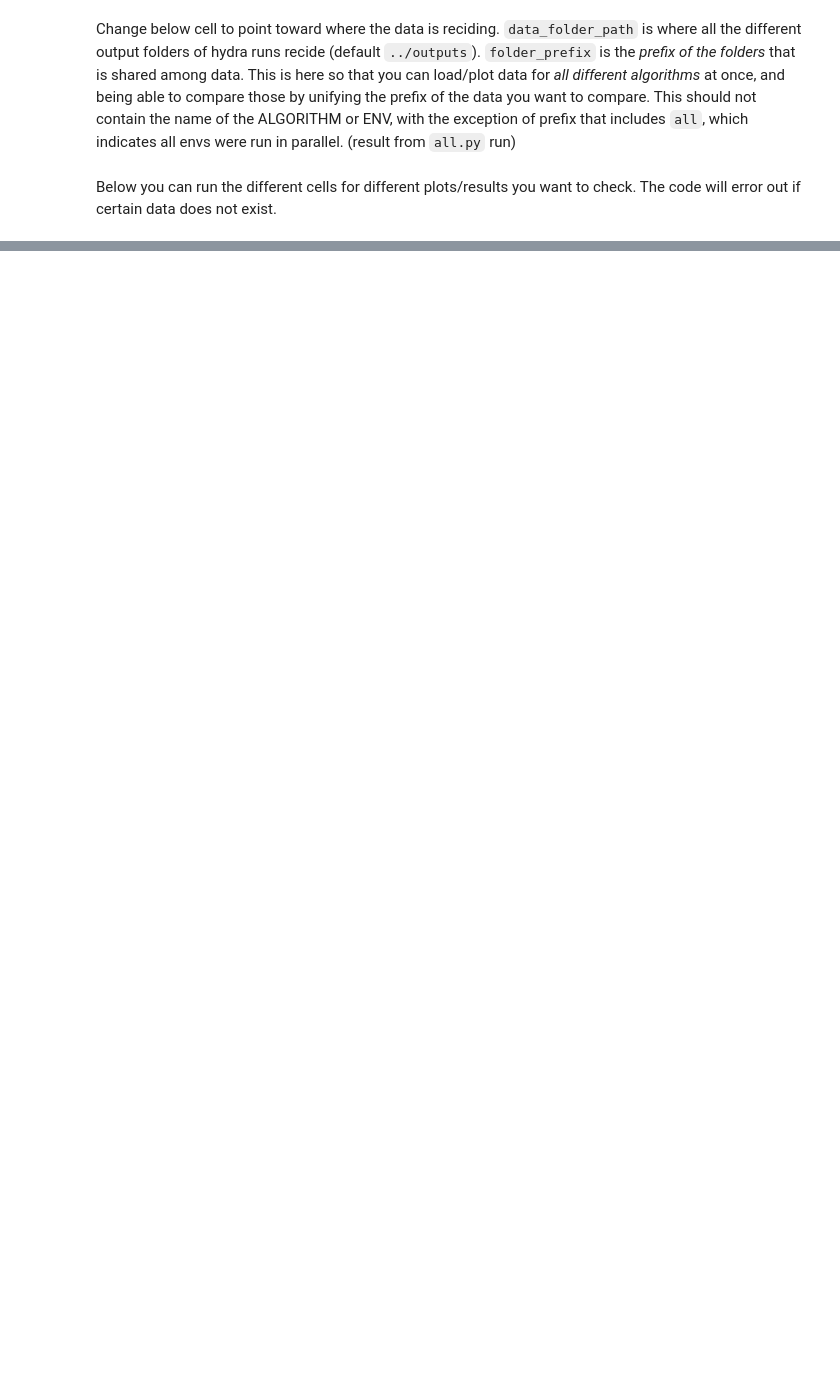
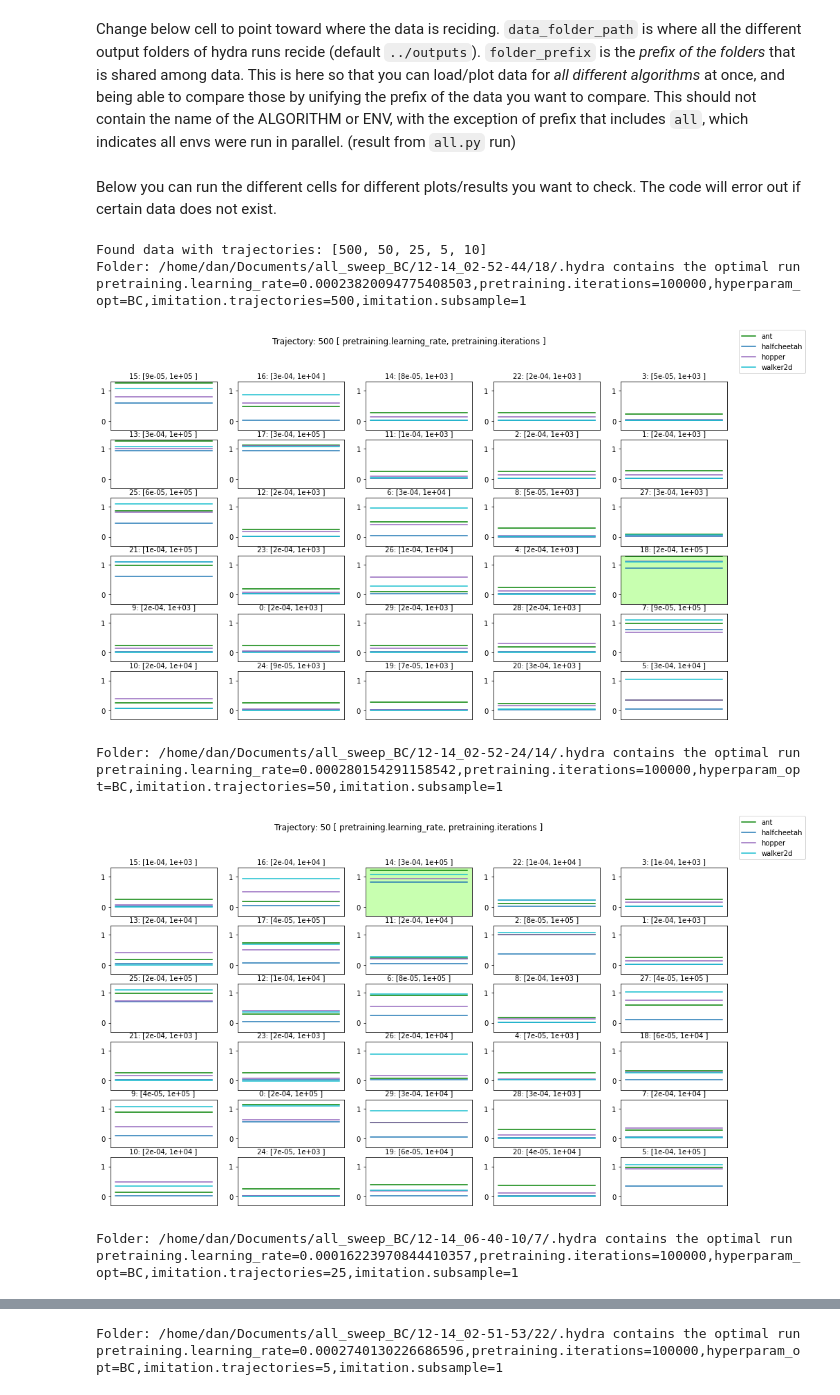
Before and after one commit to Kaixhin/imitation-learning, a Jupyter notebook: notebook/see_result.ipynb, the cells around one changed output, grey strips where cells are left out. Drawn from its saved outputs; the diff is of its cells as text; code cells hidden in the pictures; blank space fills up the shorter version.

```diff
--- a/notebook/see_result.ipynb
+++ b/notebook/see_result.ipynb
@@ -28,7 +19,19 @@ save_fig = False #if True, saves figures that is plotted here, too.
 # %% [markdown]
 Below you can run the different cells for different plots/results you want to check. The code will error out if certain data does not exist.
 # %%
-# Plot all the result from a hyperparam optimization for a specific algorithm (or all algorithms). This plots 30 subplots of the result (normalized)
+# Plot all the result from a hyperparam optimization for a specific algorithm (or all algorithms). This plots 30 subplots of the result (normalized).
+# The optimal
 alg_to_plot = 'BC'
 assert alg_to_plot in ALGORITHMS + ['all']
+plt.rcParams['figure.figsize'] = [16, 9]
 plot_all_trajectory_opt_data(alg_to_plot, output_folder=data_folder_path, folder_prefix=folder_prefix, date_from=date_from, date_to=date_to, save_fig=save_fig)
+# %% [output]
+Found data with trajectories: [500, 50, 25, 5, 10]
+Folder: /home/dan/Documents/all_sweep_BC/12-14_02-52-44/18/.hydra contains the optimal run
+pretraining.learning_rate=0.00023820094775408503,pretraining.iterations=100000,hyperparam_opt=BC,imitation.trajectories=500,imitation.subsample=1
+[figure, added]
+Folder: /home/dan/Documents/all_sweep_BC/12-14_02-52-24/14/.hydra contains the optimal run
+pretraining.learning_rate=0.000280154291158542,pretraining.iterations=100000,hyperparam_opt=BC,imitation.trajectories=50,imitation.subsample=1
+[figure, added]
+Folder: /home/dan/Documents/all_sweep_BC/12-14_06-40-10/7/.hydra contains the optimal run
+pretraining.learning_rate=0.00016223970844410357,pretraining.iterations=100000,hyperparam_opt=BC,imitation.trajectories=25,imitation.subsample=1
@@ -34,0 +39,2 @@ plot_all_trajectory_opt_data(alg_to_plot, output_folder=data_folder_path, folder
+Folder: /home/dan/Documents/all_sweep_BC/12-14_02-51-53/22/.hydra contains the optimal run
+pretraining.learning_rate=0.0002740130226686596,pretraining.iterations=100000,hyperparam_opt=BC,imitation.trajectories=5,imitation.subsample=1
```
Also changed, not shown: parts of 2 cells of this notebook.
